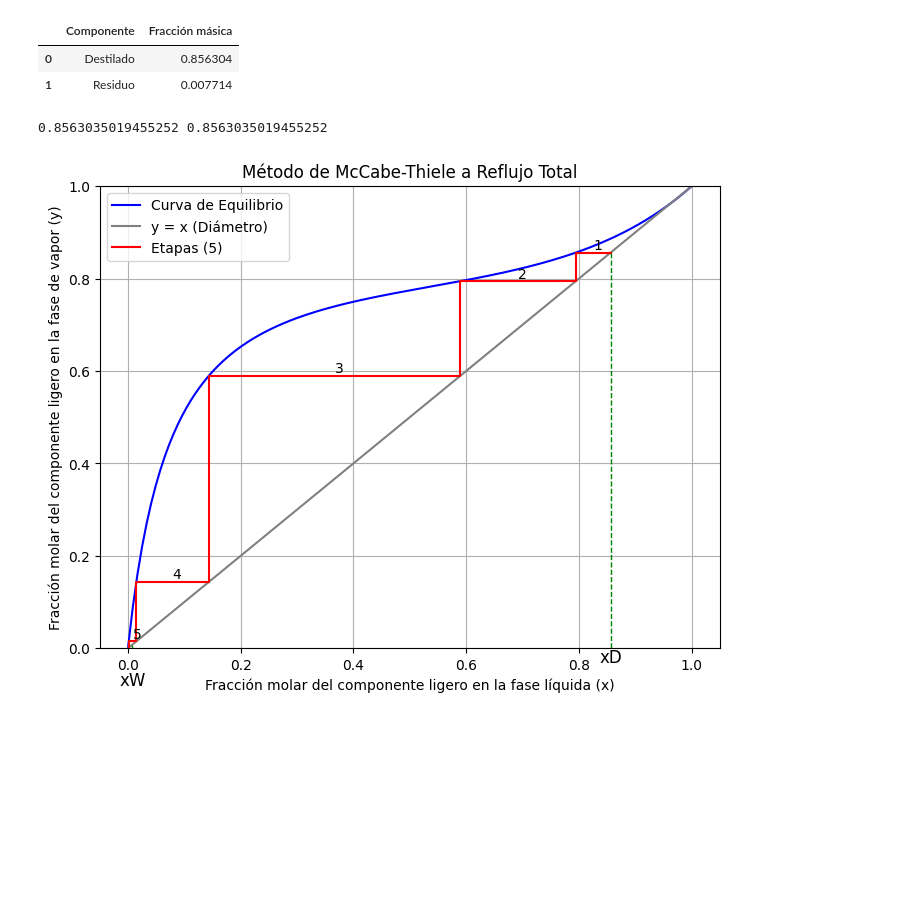
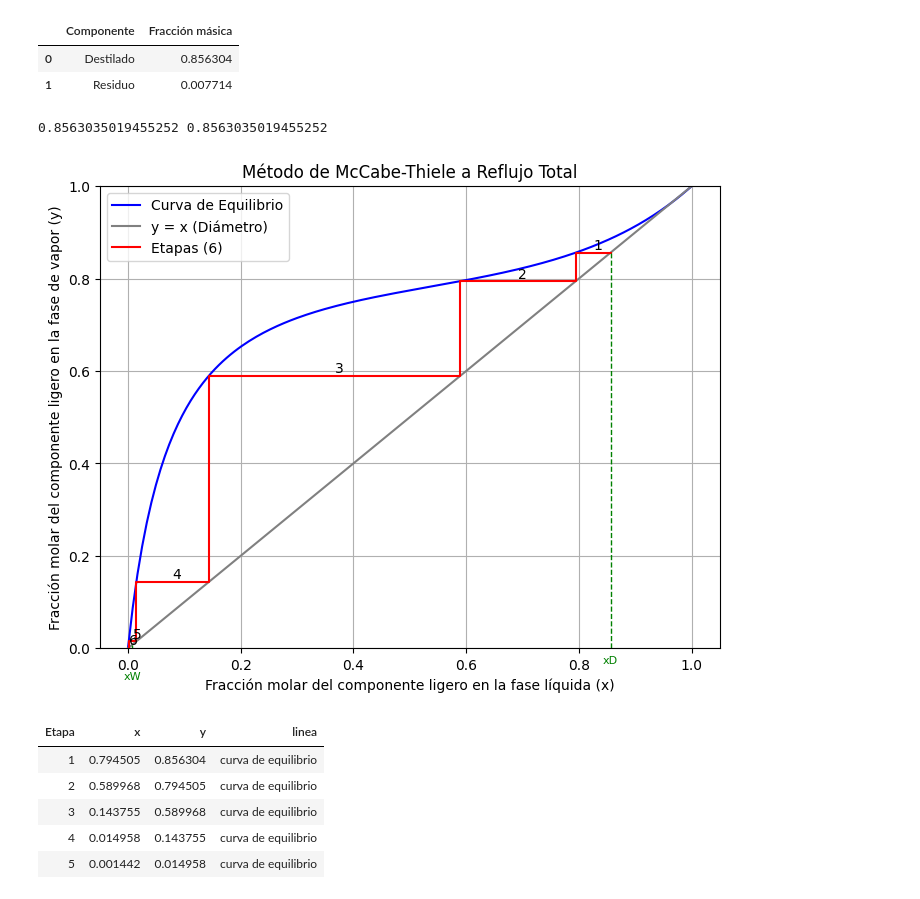
Before and after one commit to ChristianPh404/exp2, a Jupyter notebook: pract14.ipynb, the cells around one changed output. Drawn from its saved outputs; the diff is of its cells as text; code cells hidden in the pictures; blank space fills up the shorter version.

```diff
--- a/pract14.ipynb
+++ b/pract14.ipynb
@@ -381,6 +381,13 @@ for i in range(1, 200):
 # Clean rows with unnecessary zeros
 s = s[~np.all(s == 0, axis=1)]
 s_rows = s.shape[0]
+# Create a DataFrame to store the stages
+data = {
+    'Etapa': [],
+    'x': [],
+    'y': [],
+    'linea': []
+}
 
 S = np.zeros((s_rows * 2, 2))
 for i in range(0, s_rows):
@@ -394,37 +401,49 @@ for i in range(0, s_rows):
     else:
         S[i * 2 + 1, 0] = s[i, 0]  # Last point, no further stages
         S[i * 2 + 1, 1] = s[i, 0]  # y = x for the last point
-        num_stages = s_rows - 2
-
+        num_stages = s_rows - 1
+for i in range(1,s_rows-1):
+    data['Etapa'].append(i)
+    data['x'].append(s[i, 0])
+    data['y'].append(s[i, 1])
+    data['linea'].append('curva de equilibrio')
+df = pd.DataFrame(data)
 # Graficar el diagrama de McCabe-Thiele
 plt.figure(figsize=(8, 6))
 plt.plot(x1, y1, label='Curva de Equilibrio', color='blue')
 plt.plot([0, 1], [0, 1], color='gray', label='y = x (Diámetro)')
 plt.plot(S[:, 0], S[:, 1], color='red', label=f'Etapas ({num_stages})')
 
 # Plot xD and xW points with smaller size
 plt.scatter([xD, xW], [xD, xW], color='green', zorder=5, s=0)
 
 # Add dashed lines from the x-axis to the points
 plt.plot([xD, xD], [0, xD], color='green', linestyle='--', linewidth=1)
 plt.plot([xW, xW], [0, xW], color='green', linestyle='--', linewidth=1)
 for i in range(num_stages):
     mid_x = (S[i * 2, 0] + S[i * 2 + 2, 0]) / 2
     y = S[i * 2 + 2, 1]
     plt.text(mid_x, y, f'{i+1}', fontsize=10, verticalalignment='bottom', horizontalalignment='left')
 # Add labels on the x-axis
-plt.text(xD, 0.0, 'xD', fontsize=12, verticalalignment='top', horizontalalignment='center')
-plt.text(xW, -0.05, 'xW', fontsize=12, verticalalignment='top', horizontalalignment='center')
+plt.text(xD, -0.015, 'xD',color='green', fontsize=8, verticalalignment='top', horizontalalignment='center')
+plt.text(xW, -0.05, 'xW',color='green', fontsize=8, verticalalignment='top', horizontalalignment='center')
 
 # Set y-axis to start at 0
 plt.ylim(0, 1)
 print(S [0, 0], S [0, 1])
 plt.xlabel('Fracción molar del componente ligero en la fase líquida (x)')
 plt.ylabel('Fracción molar del componente ligero en la fase de vapor (y)')
 plt.title('Método de McCabe-Thiele a Reflujo Total')
 plt.legend()
 plt.grid(True)
 plt.show()
+display(df.style.hide(axis='index'))
 # %% [output]
 0.8563035019455252 0.8563035019455252
-[figure, old version]
+[figure, new version]
+| Etapa | x | y | linea |
+| 1 | 0.794505 | 0.856304 | curva de equilibrio |
+| 2 | 0.589968 | 0.794505 | curva de equilibrio |
+| 3 | 0.143755 | 0.589968 | curva de equilibrio |
+| 4 | 0.014958 | 0.143755 | curva de equilibrio |
+| 5 | 0.001442 | 0.014958 | curva de equilibrio |
```
